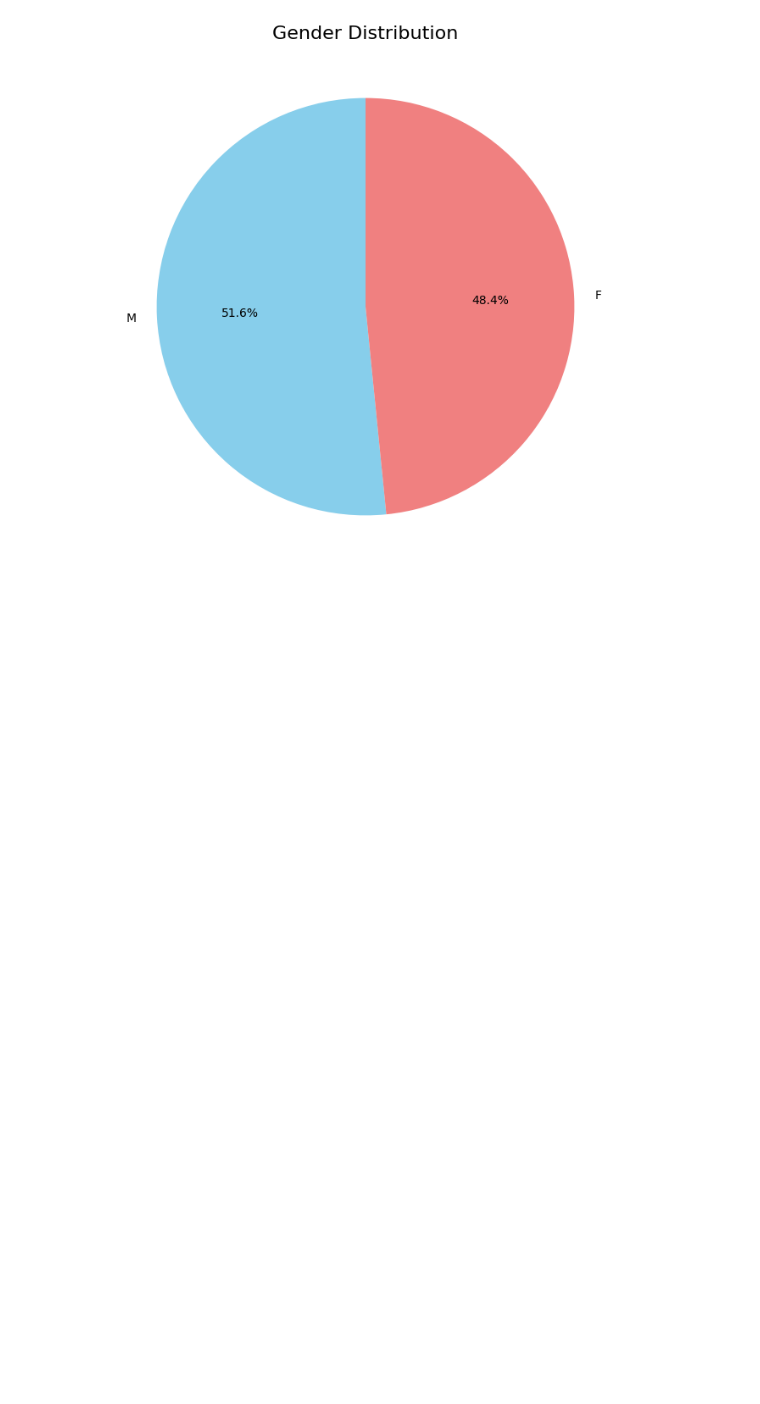
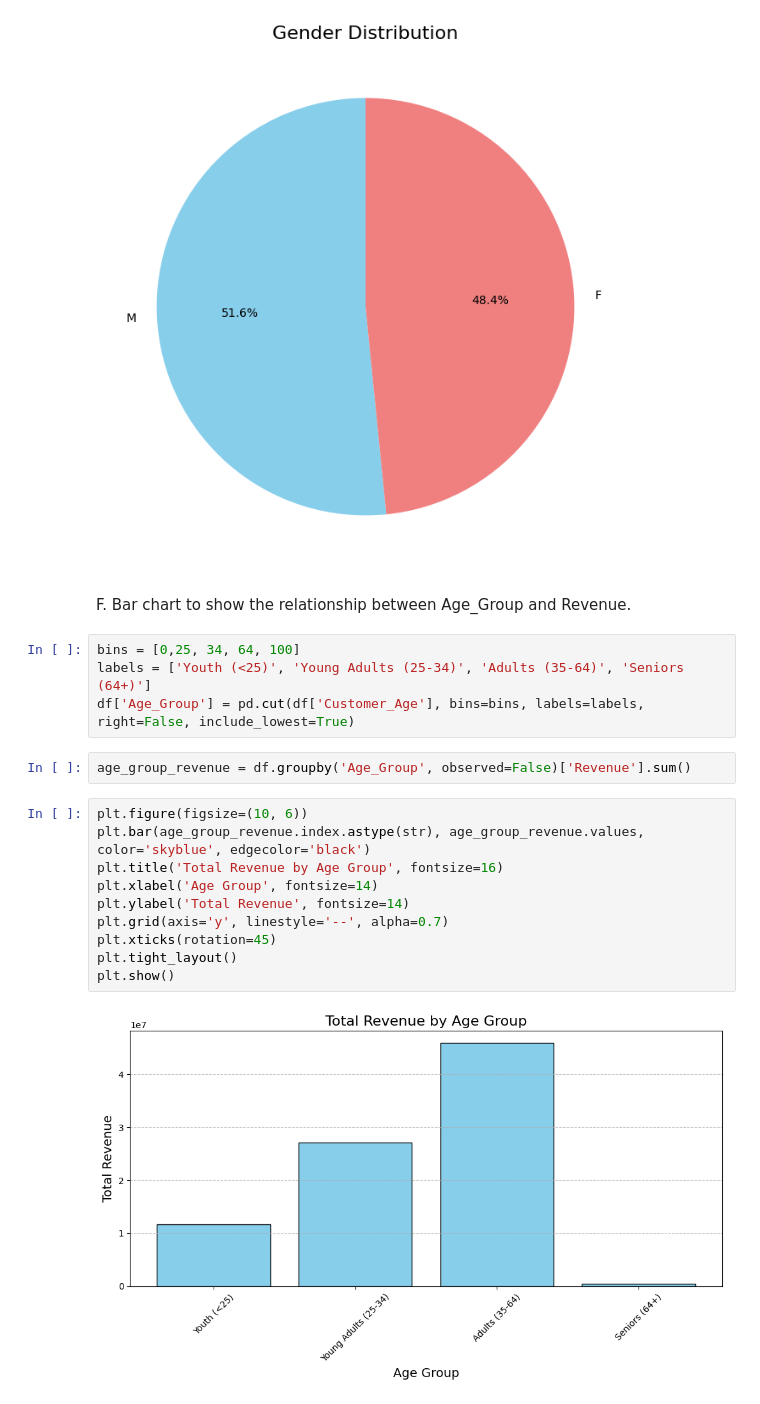
Before and after one commit to srisabarish0112/EntransAI-Induction-Tasks, a Jupyter notebook: tasks.ipynb, the cells around one changed output. Saved outputs shown, nothing was run; the diff lists cells and outputs as text; blank space fills up the shorter version.

Commit message:
Bar chart to show the relationship between Age_Group and Revenue.

```diff
--- a/tasks.ipynb
+++ b/tasks.ipynb
@@ -109,3 +109,23 @@ plt.title('Gender Distribution', fontsize=16)
 plt.show()
 # %% [output]
 [figure]
+# %% [markdown]
+F. Bar chart to show the relationship between Age_Group and Revenue.
+# %%
+bins = [0,25, 34, 64, 100]
+labels = ['Youth (<25)', 'Young Adults (25-34)', 'Adults (35-64)', 'Seniors (64+)']
+df['Age_Group'] = pd.cut(df['Customer_Age'], bins=bins, labels=labels, right=False, include_lowest=True)
+# %%
+age_group_revenue = df.groupby('Age_Group', observed=False)['Revenue'].sum()
+# %%
+plt.figure(figsize=(10, 6))
+plt.bar(age_group_revenue.index.astype(str), age_group_revenue.values, color='skyblue', edgecolor='black')
+plt.title('Total Revenue by Age Group', fontsize=16)
+plt.xlabel('Age Group', fontsize=14)
+plt.ylabel('Total Revenue', fontsize=14)
+plt.grid(axis='y', linestyle='--', alpha=0.7)
+plt.xticks(rotation=45)
+plt.tight_layout()
+plt.show()
+# %% [output]
+[figure, added]
```
